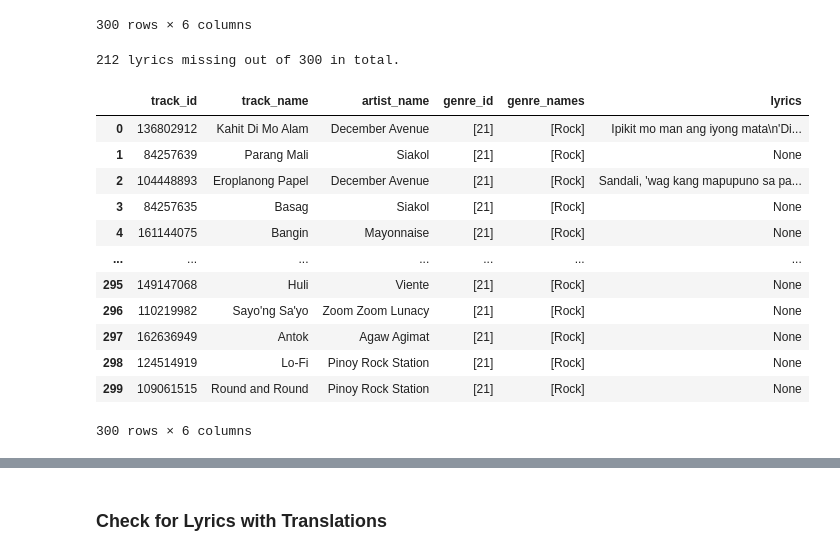
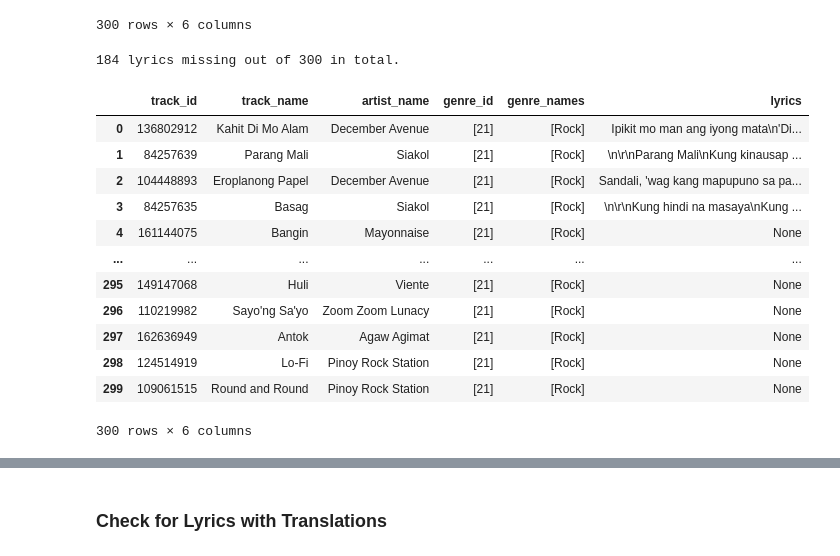
Before and after one commit to kenloquinte/DATASCI-Baby-Alive, a Jupyter notebook: FINAL/data collection.ipynb, the cells around one changed output, grey strips where cells are left out. Saved outputs shown, nothing was run; the diff lists cells and outputs as text; code cells hidden in the pictures.

```diff
--- a/FINAL/data collection.ipynb
+++ b/FINAL/data collection.ipynb
@@ -241,19 +243,19 @@ alt_df
 | 299 | 65288861 | Maria | General Luna | [14, 20] | [Pop, Alternative] | None |
 300 rows × 6 columns
 # %%
-get_genre_songs(rock_json, genres_collection[4])
+get_genre_songs(rock_json, genres_collection[4], 55)
 rock_df = pd.DataFrame(rock_json)
 rock_df.to_csv('CSV Files/rock_music.csv')
 
 print(rock_df['lyrics'].isna().sum(), "lyrics missing out of", len(rock_df), "in total.")
 rock_df
 # %% [output]
-212 lyrics missing out of 300 in total.
+184 lyrics missing out of 300 in total.
 |  | track_id | track_name | artist_name | genre_id | genre_names | lyrics |
 | 0 | 136802912 | Kahit Di Mo Alam | December Avenue | [21] | [Rock] | Ipikit mo man ang iyong mata\n'Di... |
-| 1 | 84257639 | Parang Mali | Siakol | [21] | [Rock] | None |
+| 1 | 84257639 | Parang Mali | Siakol | [21] | [Rock] | \n\r\nParang Mali\nKung kinausap ... |
 | 2 | 104448893 | Eroplanong Papel | December Avenue | [21] | [Rock] | Sandali, 'wag kang mapupuno sa pa... |
-| 3 | 84257635 | Basag | Siakol | [21] | [Rock] | None |
+| 3 | 84257635 | Basag | Siakol | [21] | [Rock] | \n\r\nKung hindi na masaya\nKung ... |
 | 4 | 161144075 | Bangin | Mayonnaise | [21] | [Rock] | None |
 | ... | ... | ... | ... | ... | ... | ... |
 | 295 | 149147068 | Huli | Viente | [21] | [Rock] | None |
```
Also changed, not shown: parts of 6 cells of this notebook, 3 other files.
